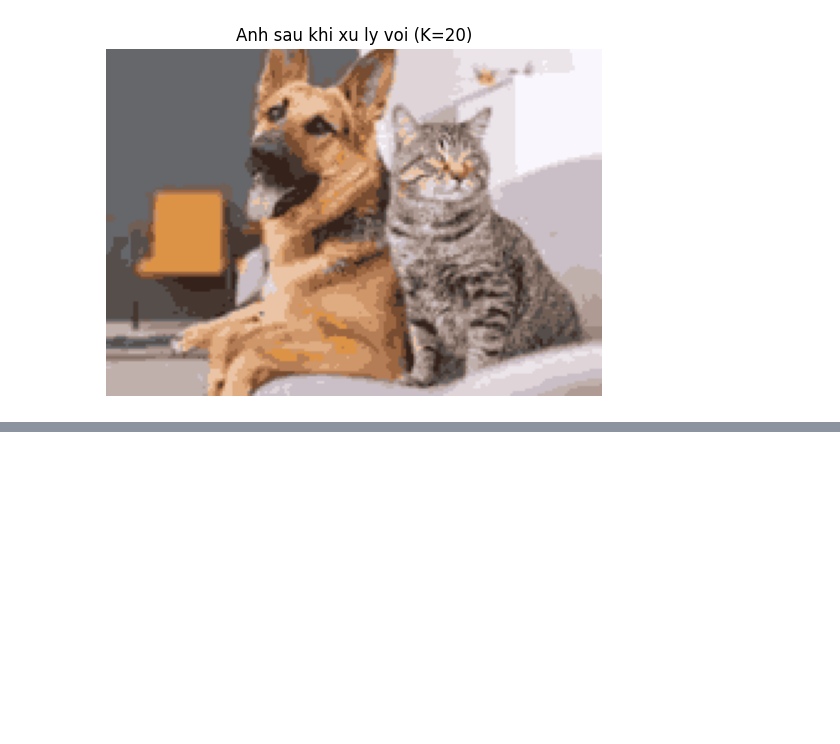
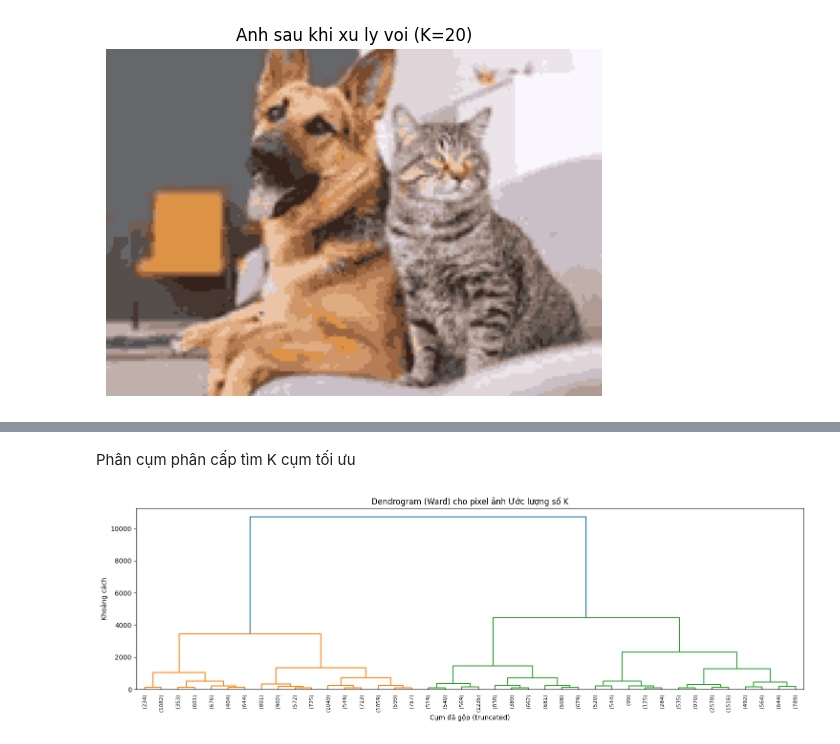
Before and after one commit to lowtech1/k-mean_color, a Jupyter notebook: src/k-mean_color.ipynb, the cells around one changed output, grey strips where cells are left out. Saved outputs shown, nothing was run; the diff lists cells and outputs as text; code cells hidden in the pictures; blank space fills up the shorter version.

```diff
--- a/src/k-mean_color.ipynb
+++ b/src/k-mean_color.ipynb
@@ -147,0 +148,21 @@ Resize anh: (140, 200)
+# %% [markdown]
+Phân cụm phân cấp tìm K cụm tối ưu
+# %%
+#Phân cụm phân cấp (HAC) và vẽ biểu đồ Dendrogram (biểu đồ cây)
+
+import numpy as np
+from scipy.cluster.hierarchy import linkage, dendrogram, fcluster
+import matplotlib.pyplot as plt
+
+# Linkage + dendrogram
+Z = linkage(X_gray, method="ward")
+plt.figure(figsize=(15,5))
+#vẽ biểu đồ cây dự trên ma trận z
+dendrogram(Z, truncate_mode="lastp", p=40, leaf_rotation=90)
+plt.title("Dendrogram (Ward) cho pixel ảnh Ước lượng số K")
+plt.xlabel("Cụm đã gộp (truncated)")
+plt.ylabel("Khoảng cách")
+plt.tight_layout()
+plt.show()
+# %% [output]
+[figure, added]
```
Also changed, not shown: parts of 1 cell of this notebook, 5 other files.
